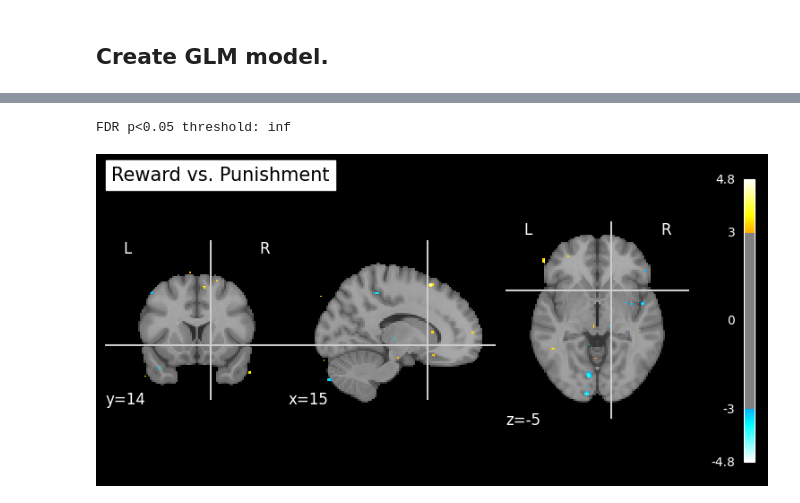
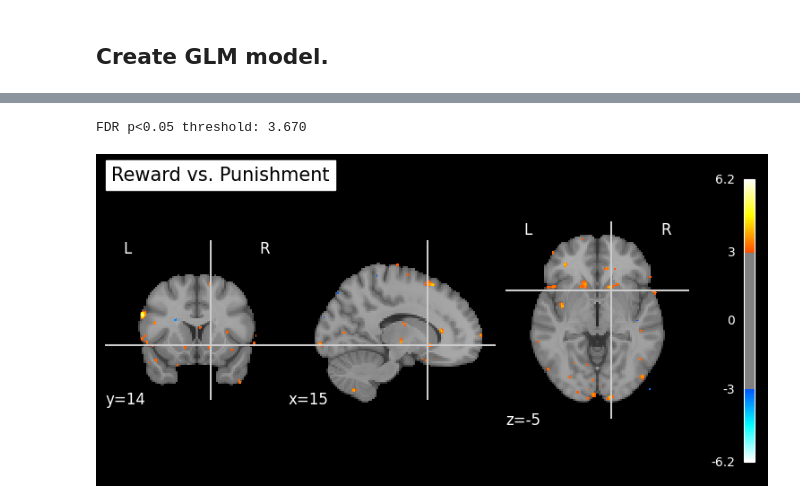
Before and after one commit to LuisA00/Analysis_Playground, a Jupyter notebook: NAcc_Affect/sub01_Gambling_test.ipynb, the cells around one changed output, grey strips where cells are left out. Drawn from its saved outputs; the diff is of its cells as text; code cells hidden in the pictures.

```diff
--- a/NAcc_Affect/sub01_Gambling_test.ipynb
+++ b/NAcc_Affect/sub01_Gambling_test.ipynb
@@ -96,3 +99,13 @@ print(events_files)
 ['/Users/luisalvarez/Documents/Datasets/IBC/sub-01/ses-03/func/sub-01_ses-03_task-HcpGambling_dir-ap_space-MNI152NLin2009cAsym_desc-preproc_bold.nii.gz', '/Users/luisalvarez/Documents/Datasets/IBC/sub ...
 ['/Users/luisalvarez/Documents/Datasets/IBC/sub-01/ses-03/func/sub-01_ses-03_task-HcpGambling_dir-ap_desc-confounds_timeseries.tsv', '/Users/luisalvarez/Documents/Datasets/IBC/sub-01/ses-03/func/sub-0 ...
 ['/Users/luisalvarez/Documents/Datasets/IBC/sub-01/ses-03/func/sub-01_ses-03_task-HcpGambling_dir-ap_events.tsv', '/Users/luisalvarez/Documents/Datasets/IBC/sub-01/ses-03/func/sub-01_ses-03_task-HcpGa ...
+# %%
+confounds_run1 = pd.DataFrame(high_variance_confounds(nii_files[0], percentile=5))
+
+confounds_run1 = pd.concat([confounds_run1, confounds_files[0]], axis=1)
+
+confounds_run2 = pd.DataFrame(high_variance_confounds(nii_files[1], percentile=5))
+
+confounds_run2 = pd.concat([confounds_run2, confounds_files[1]], axis=1)
+
+confounds_files = [confounds_run1, confounds_run2]
@@ -99,21 +128,21 @@ print(events_files)
 # %% [markdown]
 ## Create GLM model.
+# %%
+
+mask_img = compute_multi_epi_mask(nii_files, upper_cutoff=.7, lower_cutoff=.4)
 # %%
 # Create GLM object.
 fmri_glm = FirstLevelModel(
     t_r=2,
-    #noise_model="ols",
-    standardize=True,
-    hrf_model="spm",
-    drift_model="cosine",
+    noise_model="ar1",
+    standardize=False,
+    hrf_model="spm + derivative",
     high_pass= 1/128,
     slice_time_ref=0.5,
-    #mask_img=NAcc_atlas_masker,
-    smoothing_fwhm = 4)
+    mask_img=mask_img,
+    smoothing_fwhm=5)
+
+#drift_model="cosine",
 # %%
 # Fit GLM model. Note it requires as input the fmri file, the events dataframe, and the confounds dataframe.
-fmri_glm_gamble = fmri_glm.fit(nii_files, events_files, confounds_files)
-
-plot_design_matrix(fmri_glm_gamble.design_matrices_[0])
-
-plt.show()
+fmri_glm_gamble = fmri_glm.fit(nii_files[0], events_files[0], confounds_files[0])
@@ -122,19 +155,19 @@ plt.show()
 # %%
 # Create the orthogonal contrast to the create image. Note, the sum of all elements equals zero.
-reward_minus_punishment = "+1*reward-1*neutral"
+reward_minus_punishment = "+1*reward-1*punishment"
 
 reward_minus_punishment_z_map = fmri_glm_gamble.compute_contrast(contrast_def=reward_minus_punishment, stat_type="t", output_type="z_score")
 
-reward_minus_punishment_thresholded_map, threshold = threshold_stats_img(reward_minus_punishment_z_map, alpha=0.05, height_control="fdr", cluster_threshold=0)
+reward_minus_punishment_thresholded_map, threshold = threshold_stats_img(reward_minus_punishment_z_map, alpha=0.05, height_control="fdr", cluster_threshold=5)
 print(f"FDR p<0.05 threshold: {threshold:.3f}")
 plot_stat_map(
     reward_minus_punishment_z_map,
-    threshold=3,#threshold,
+    threshold=3,#3,
     cut_coords=[15, 14, -5],
     black_bg=True,
     title="Reward vs. Punishment"
 )
 plt.show()
 # %% [output]
-FDR p<0.05 threshold: inf
+FDR p<0.05 threshold: 3.670
-[figure, old version]
+[figure, new version]
```
Also changed, not shown: parts of 4 cells of this notebook.
